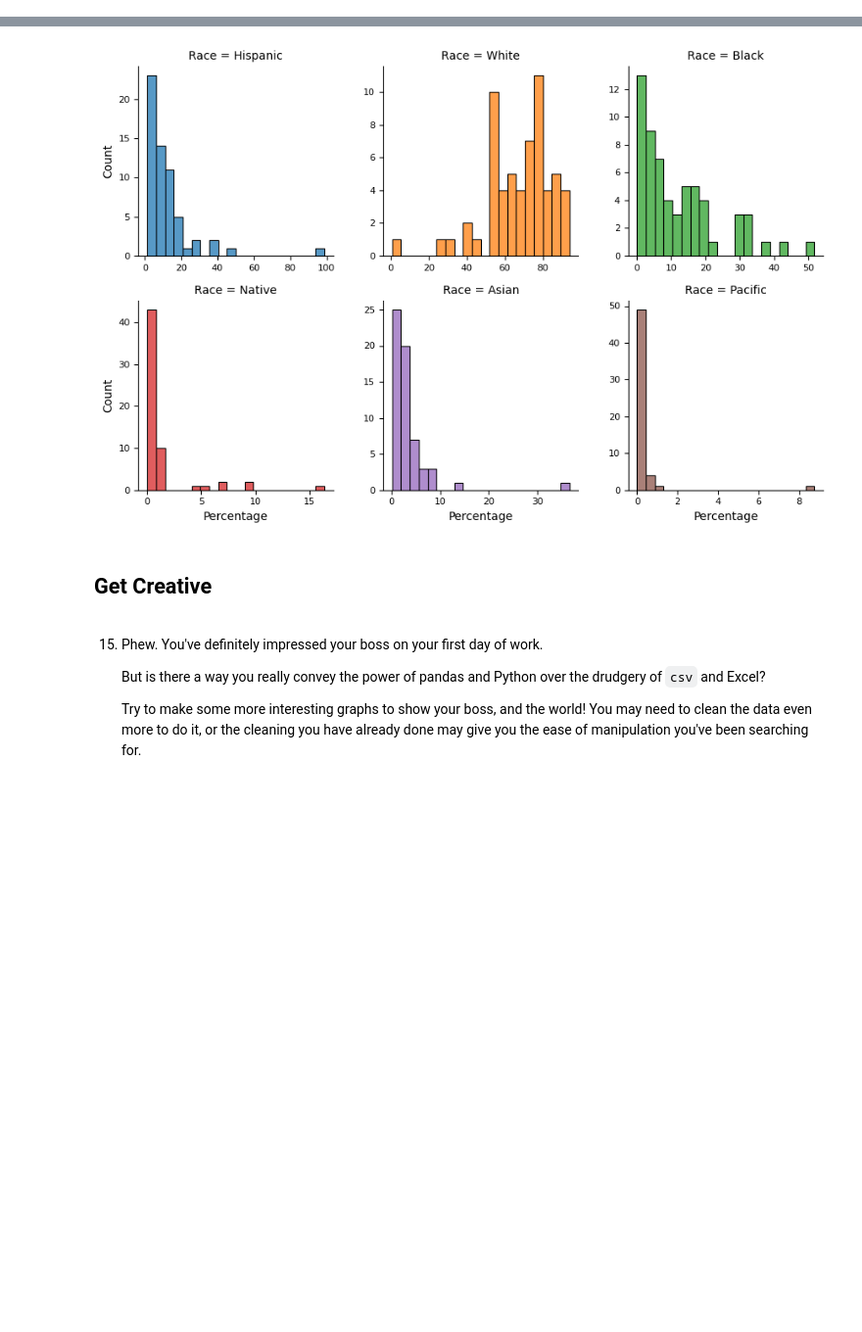
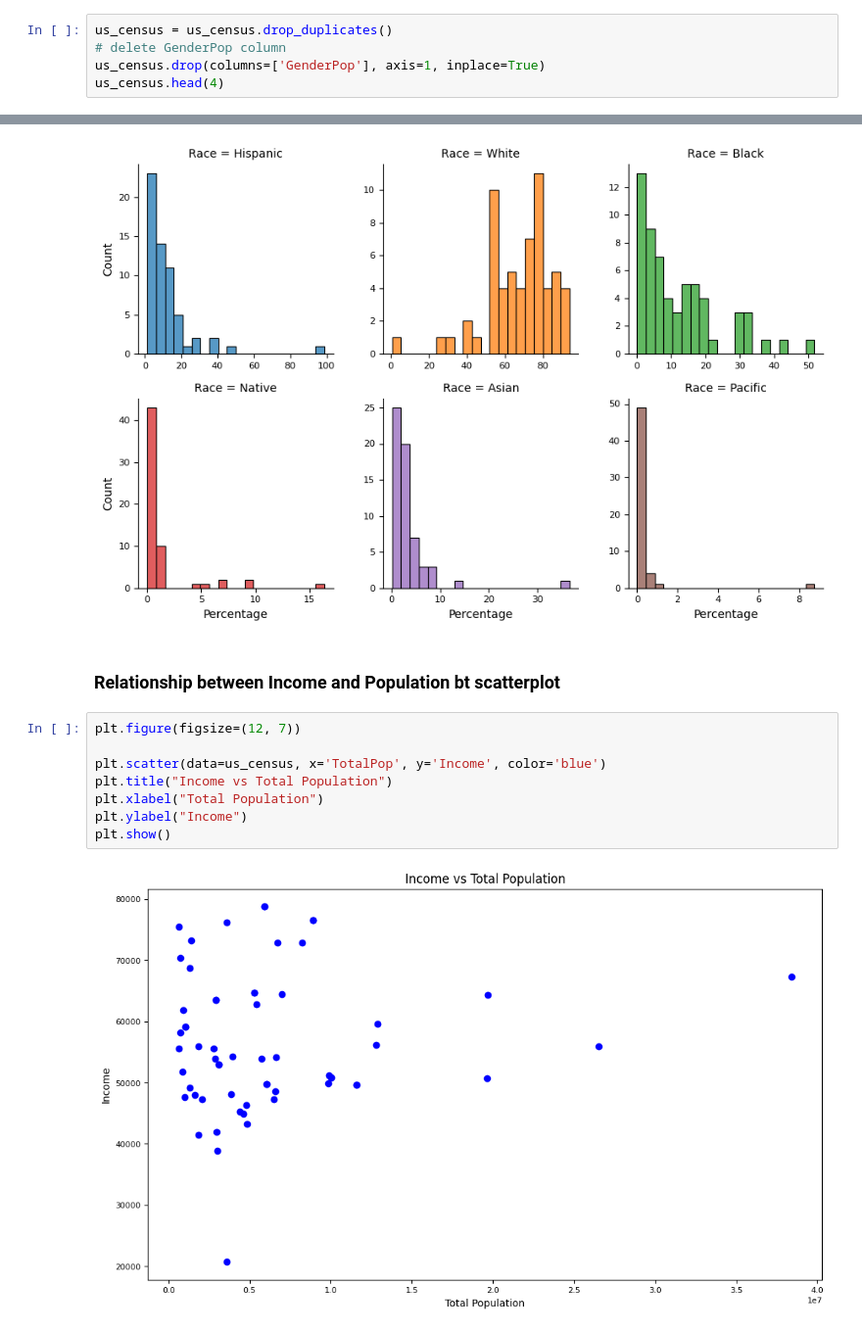
Before and after one commit to 7086600/cleaning_us_census_data_project, a Jupyter notebook: Cleaning US Census Data.ipynb, the cells around one changed output, grey strips where cells are left out. Shown: that part at 98% size. Saved outputs shown, nothing was run; the diff lists cells and outputs as text; blank space fills up the shorter version.

Commit message:
drop GenerPop column; scatterplot Income vs TotalPop; final fixing

```diff
--- a/Cleaning US Census Data.ipynb
+++ b/Cleaning US Census Data.ipynb
@@ -221,0 +220,5 @@ us_census = us_census.drop_duplicates()
+# %%
+us_census = us_census.drop_duplicates()
+# delete GenderPop column
+us_census.drop(columns=['GenderPop'], axis=1, inplace=True)
+us_census.head(4)
@@ -345,11 +361,15 @@ graphRaces.set_axis_labels('Percentage', 'Count')
 plt.show()
 # %% [output]
 [figure]
-# %% [markdown]
-## Get Creative
-# %% [markdown]
-15. Phew. You've definitely impressed your boss on your first day of work.
-
-    But is there a way you really convey the power of pandas and Python over the drudgery of `csv` and Excel?
-
-    Try to make some more interesting graphs to show your boss, and the world! You may need to clean the data even more to do it, or the cleaning you have already done may give you the ease of manipulation you've been searching for.
+# %% [markdown]
+### Relationship between Income and Population bt scatterplot
+# %%
+plt.figure(figsize=(12, 7))
+
+plt.scatter(data=us_census, x='TotalPop', y='Income', color='blue')
+plt.title("Income vs Total Population")
+plt.xlabel("Total Population")
+plt.ylabel("Income")
+plt.show()
+# %% [output]
+[figure, added]
```
Also changed, not shown: parts of 6 cells of this notebook.
